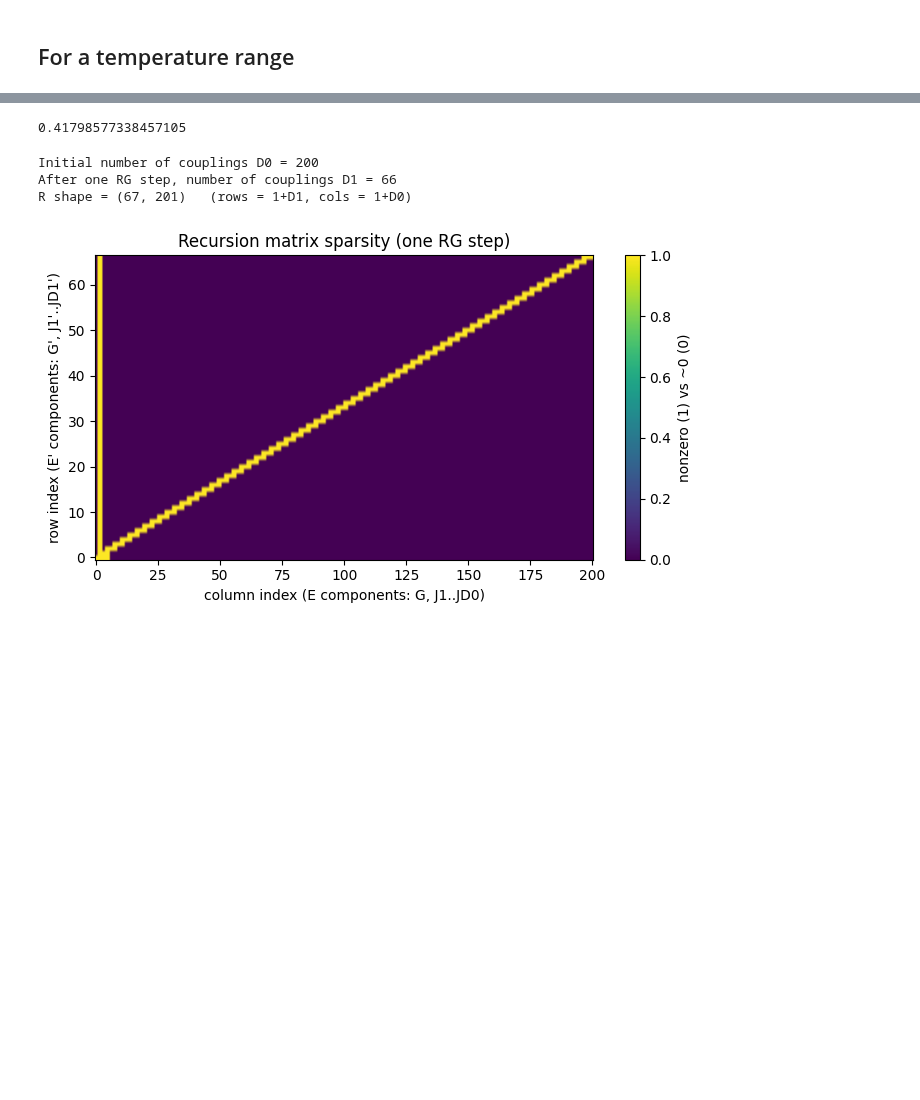
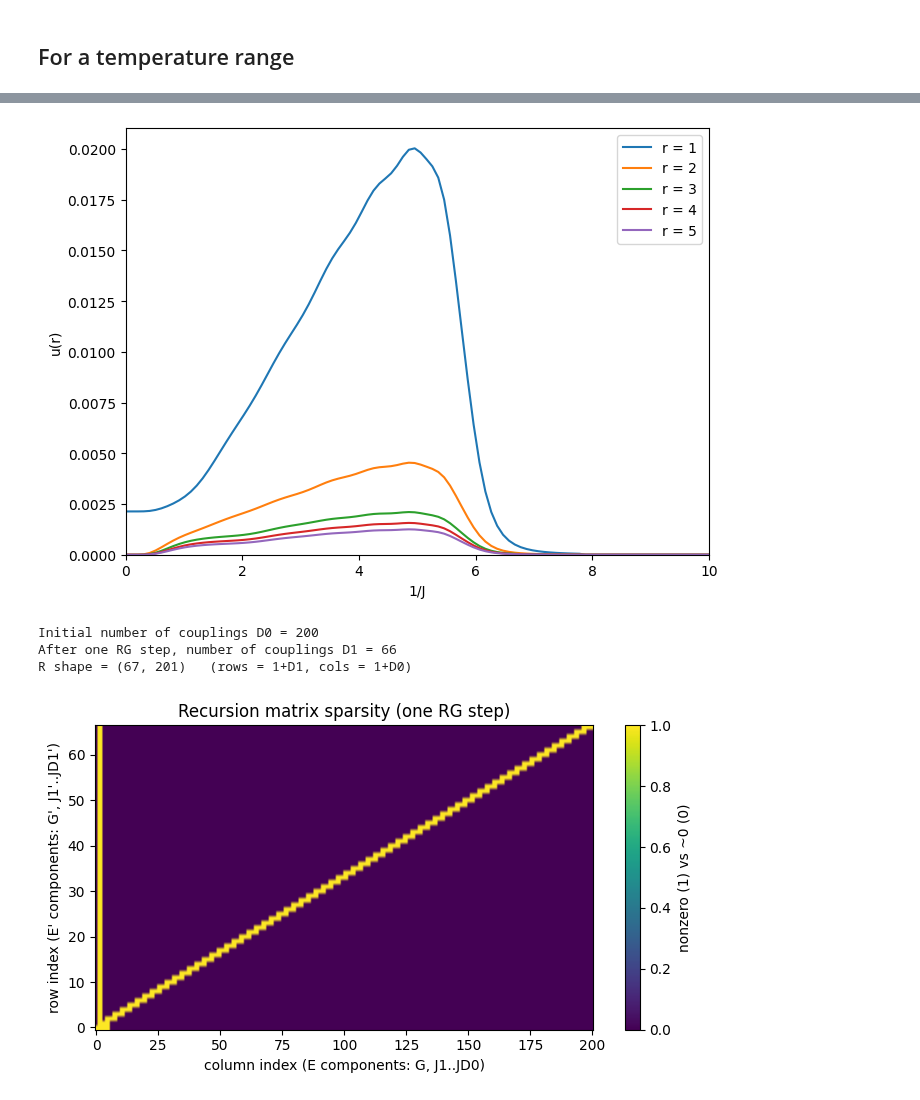
Before and after one commit to erbilcanartun/long-range-ising-chain, a Jupyter notebook: notebooks/new_foundation-numba.ipynb, the cells around one changed output, grey strips where cells are left out. Saved outputs shown, nothing was run; the diff lists cells and outputs as text; code cells hidden in the pictures; blank space fills up the shorter version.

```diff
--- a/notebooks/new_foundation-numba.ipynb
+++ b/notebooks/new_foundation-numba.ipynb
@@ -700,15 +933,71 @@ plt.show()
 # %%
-a = 1.5
+def compute_correlations_vs_T(a,
+                              r_list,
+                              T_min=0.05,
+                              T_max=5.0,
+                              n_T=100,
+                              n_steps=8,
+                              eps=1e-6):
 
-# Critical coupling once
-Jc = find_Jc(a=a,
-             Jlow=1e-2, Jhigh=1e2,
-             max_steps=6, max_dist_final=6,
-             tol=1e-5, growth_threshold=1e4,
-             decay_threshold=1e-4)
-Jc
+    max_r = max(r_list)         # maximum distance to compute
+    T_values = np.linspace(T_min, T_max, n_T)
+
+    # Find critical Jc for this "a"
+    Jc = find_Jc(a, Jlow=1e-3, Jhigh=1e2,
+                 max_steps=6, max_dist_final=max_r,
+                 tol=1e-6)
+
+    u_results = {r: [] for r in r_list}
+
+    for T in T_values:
+        J0 = 1.0 / T
+
+        # Compute densities (u_1 ... u_max_r)
+        e, u = compute_energy_density_fixed_head(
+                J0, a, Jc,
+                max_dist_final=max_r,
+                n_steps=n_steps,
+                eps=eps
+        )
+
+        # Save only desired r values
+        for r in r_list:
+            u_results[r].append(u[r-1])
+
+    # convert lists to arrays
+    for r in r_list:
+        u_results[r] = np.array(u_results[r])
+
+    return T_values, u_results
-# %% [output]
-0.41798577338457105
+# %%
+a = 1
+r_list = [1, 2, 3, 4, 5]   # distances we want correlations for
+n_steps = 8                # RG steps for density recursion
+
+# Compute correlations vs T
+T_values, u_results = compute_correlations_vs_T(
+    a,
+    r_list,
+    T_min=0.01,
+    T_max=10,
+    n_T=100,
+    n_steps=n_steps
+)
+
+# Plot
+plt.figure(figsize=(7,5))
+for r, u_r in u_results.items():
+    plt.plot(T_values, u_r, '-', markersize=3, label=f"r = {r}")
+
+plt.xlabel("1/J")
+plt.ylabel("u(r)")
+plt.xlim(0, 10)
+plt.ylim(0, None)
+plt.legend()
+plt.tight_layout()
+plt.show()
+# %% [output]
+[figure, added]
 # %%
 import numpy as np
 import matplotlib.pyplot as plt
```
Also changed, not shown: parts of 4 cells of this notebook, 3 other files.
